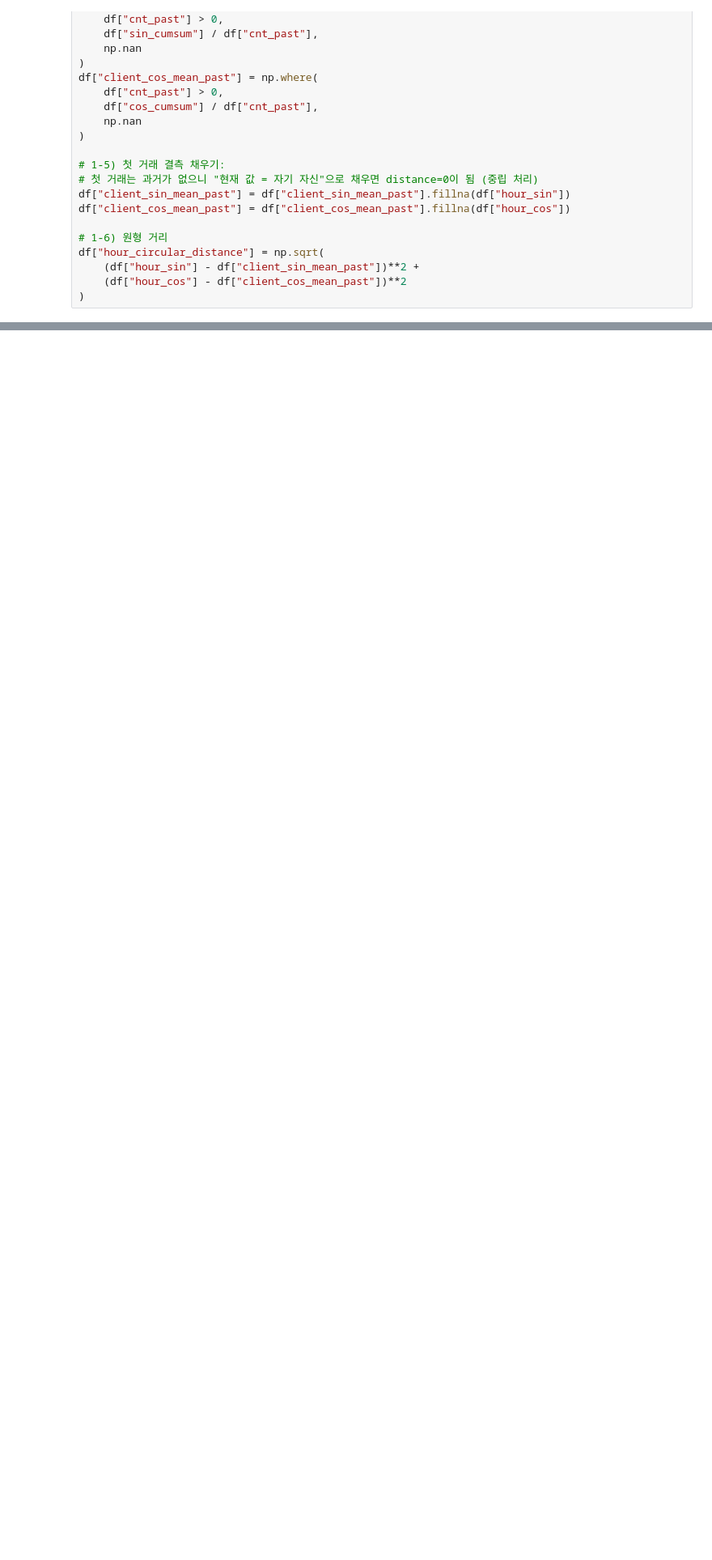
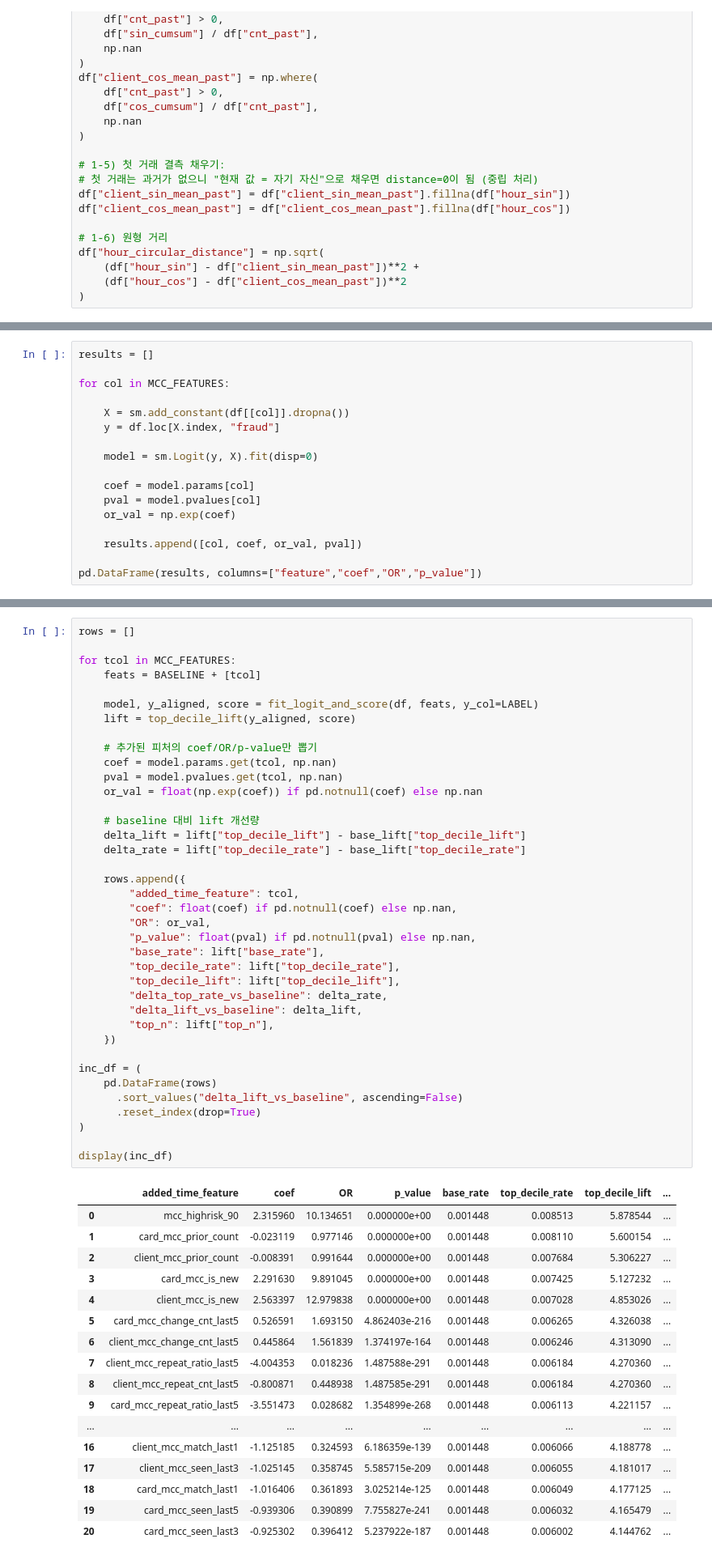
Before and after one commit to BDAIFin/knk, a Jupyter notebook: EDA&FEATURE/EDA_stage1.ipynb, the cells around one changed output, grey strips where cells are left out. Shown at 81% size. Cells and saved outputs as stored; diff of their text form; blank space fills up the shorter version.

```diff
--- a/EDA&FEATURE/EDA_stage1.ipynb
+++ b/EDA&FEATURE/EDA_stage1.ipynb
@@ -258,0 +1466,17 @@ df["hour_circular_distance"] = np.sqrt(
+# %%
+results = []
+
+for col in MCC_FEATURES:
+
+    X = sm.add_constant(df[[col]].dropna())
+    y = df.loc[X.index, "fraud"]
+
+    model = sm.Logit(y, X).fit(disp=0)
+
+    coef = model.params[col]
+    pval = model.pvalues[col]
+    or_val = np.exp(coef)
+
+    results.append([col, coef, or_val, pval])
+
+pd.DataFrame(results, columns=["feature","coef","OR","p_value"])
@@ -258,0 +1501,56 @@ df["hour_circular_distance"] = np.sqrt(
+# %%
+rows = []
+
+for tcol in MCC_FEATURES:
+    feats = BASELINE + [tcol]
+
+    model, y_aligned, score = fit_logit_and_score(df, feats, y_col=LABEL)
+    lift = top_decile_lift(y_aligned, score)
+
+    # 추가된 피처의 coef/OR/p-value만 뽑기
+    coef = model.params.get(tcol, np.nan)
+    pval = model.pvalues.get(tcol, np.nan)
+    or_val = float(np.exp(coef)) if pd.notnull(coef) else np.nan
+
+    # baseline 대비 lift 개선량
+    delta_lift = lift["top_decile_lift"] - base_lift["top_decile_lift"]
+    delta_rate = lift["top_decile_rate"] - base_lift["top_decile_rate"]
+
+    rows.append({
+        "added_time_feature": tcol,
+        "coef": float(coef) if pd.notnull(coef) else np.nan,
+        "OR": or_val,
+        "p_value": float(pval) if pd.notnull(pval) else np.nan,
+        "base_rate": lift["base_rate"],
+        "top_decile_rate": lift["top_decile_rate"],
+        "top_decile_lift": lift["top_decile_lift"],
+        "delta_top_rate_vs_baseline": delta_rate,
+        "delta_lift_vs_baseline": delta_lift,
+        "top_n": lift["top_n"],
+    })
+
+inc_df = (
+    pd.DataFrame(rows)
+      .sort_values("delta_lift_vs_baseline", ascending=False)
+      .reset_index(drop=True)
+)
+
+display(inc_df)
+# %% [output]
+|  | added_time_feature | coef | OR | p_value | base_rate | top_decile_rate | top_decile_lift | ... |
+| 0 | mcc_highrisk_90 | 2.315960 | 10.134651 | 0.000000e+00 | 0.001448 | 0.008513 | 5.878544 | ... |
+| 1 | card_mcc_prior_count | -0.023119 | 0.977146 | 0.000000e+00 | 0.001448 | 0.008110 | 5.600154 | ... |
+| 2 | client_mcc_prior_count | -0.008391 | 0.991644 | 0.000000e+00 | 0.001448 | 0.007684 | 5.306227 | ... |
+| 3 | card_mcc_is_new | 2.291630 | 9.891045 | 0.000000e+00 | 0.001448 | 0.007425 | 5.127232 | ... |
+| 4 | client_mcc_is_new | 2.563397 | 12.979838 | 0.000000e+00 | 0.001448 | 0.007028 | 4.853026 | ... |
+| 5 | card_mcc_change_cnt_last5 | 0.526591 | 1.693150 | 4.862403e-216 | 0.001448 | 0.006265 | 4.326038 | ... |
+| 6 | client_mcc_change_cnt_last5 | 0.445864 | 1.561839 | 1.374197e-164 | 0.001448 | 0.006246 | 4.313090 | ... |
+| 7 | client_mcc_repeat_ratio_last5 | -4.004353 | 0.018236 | 1.487588e-291 | 0.001448 | 0.006184 | 4.270360 | ... |
+| 8 | client_mcc_repeat_cnt_last5 | -0.800871 | 0.448938 | 1.487585e-291 | 0.001448 | 0.006184 | 4.270360 | ... |
+| 9 | card_mcc_repeat_ratio_last5 | -3.551473 | 0.028682 | 1.354899e-268 | 0.001448 | 0.006113 | 4.221157 | ... |
+| ... | ... | ... | ... | ... | ... | ... | ... | ... |
+| 16 | client_mcc_match_last1 | -1.125185 | 0.324593 | 6.186359e-139 | 0.001448 | 0.006066 | 4.188778 | ... |
+| 17 | client_mcc_seen_last3 | -1.025145 | 0.358745 | 5.585715e-209 | 0.001448 | 0.006055 | 4.181017 | ... |
+| 18 | card_mcc_match_last1 | -1.016406 | 0.361893 | 3.025214e-125 | 0.001448 | 0.006049 | 4.177125 | ... |
+| 19 | card_mcc_seen_last5 | -0.939306 | 0.390899 | 7.755827e-241 | 0.001448 | 0.006032 | 4.165479 | ... |
+| 20 | card_mcc_seen_last3 | -0.925302 | 0.396412 | 5.237922e-187 | 0.001448 | 0.006002 | 4.144762 | ... |
```
Also changed, not shown: parts of 70 cells of this notebook.
